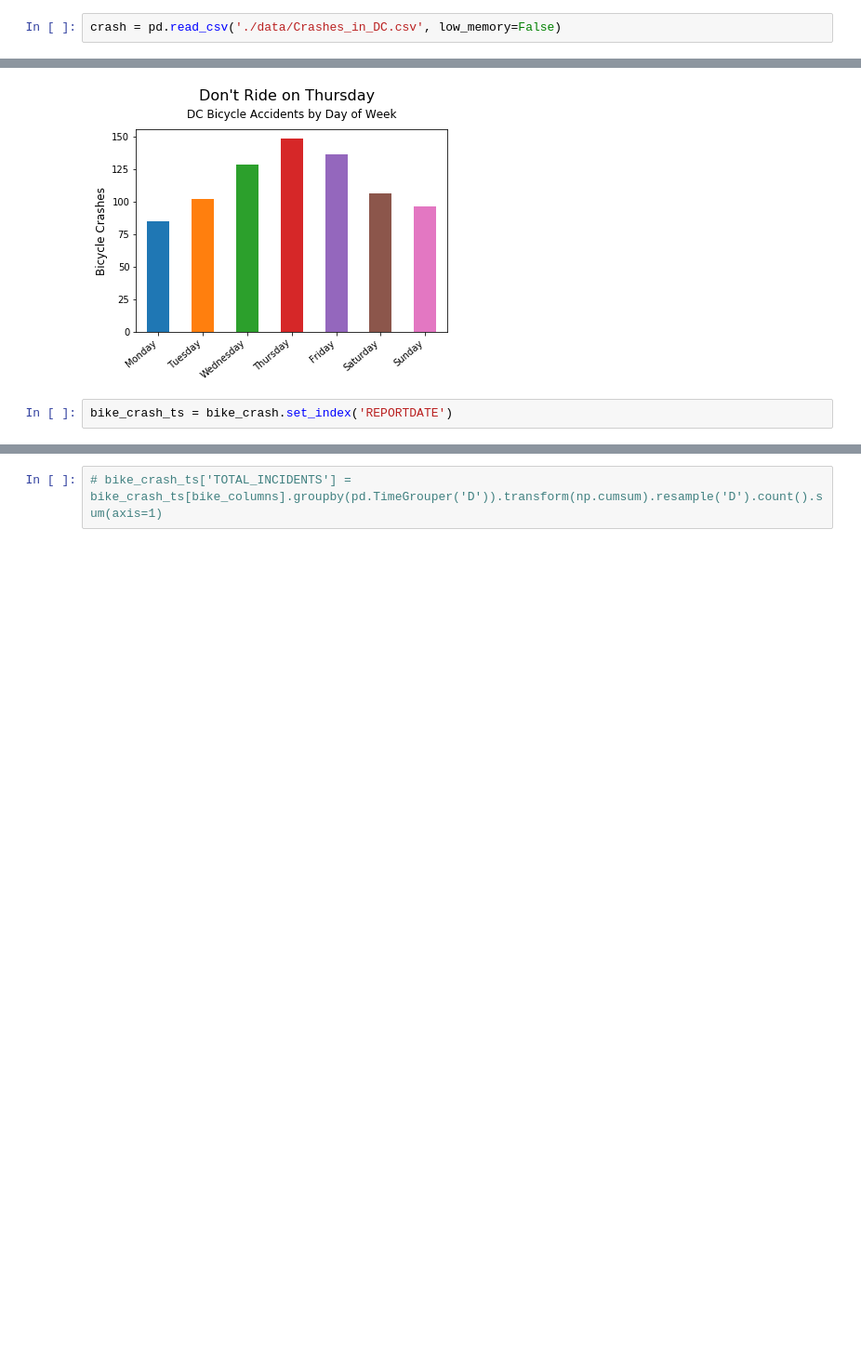
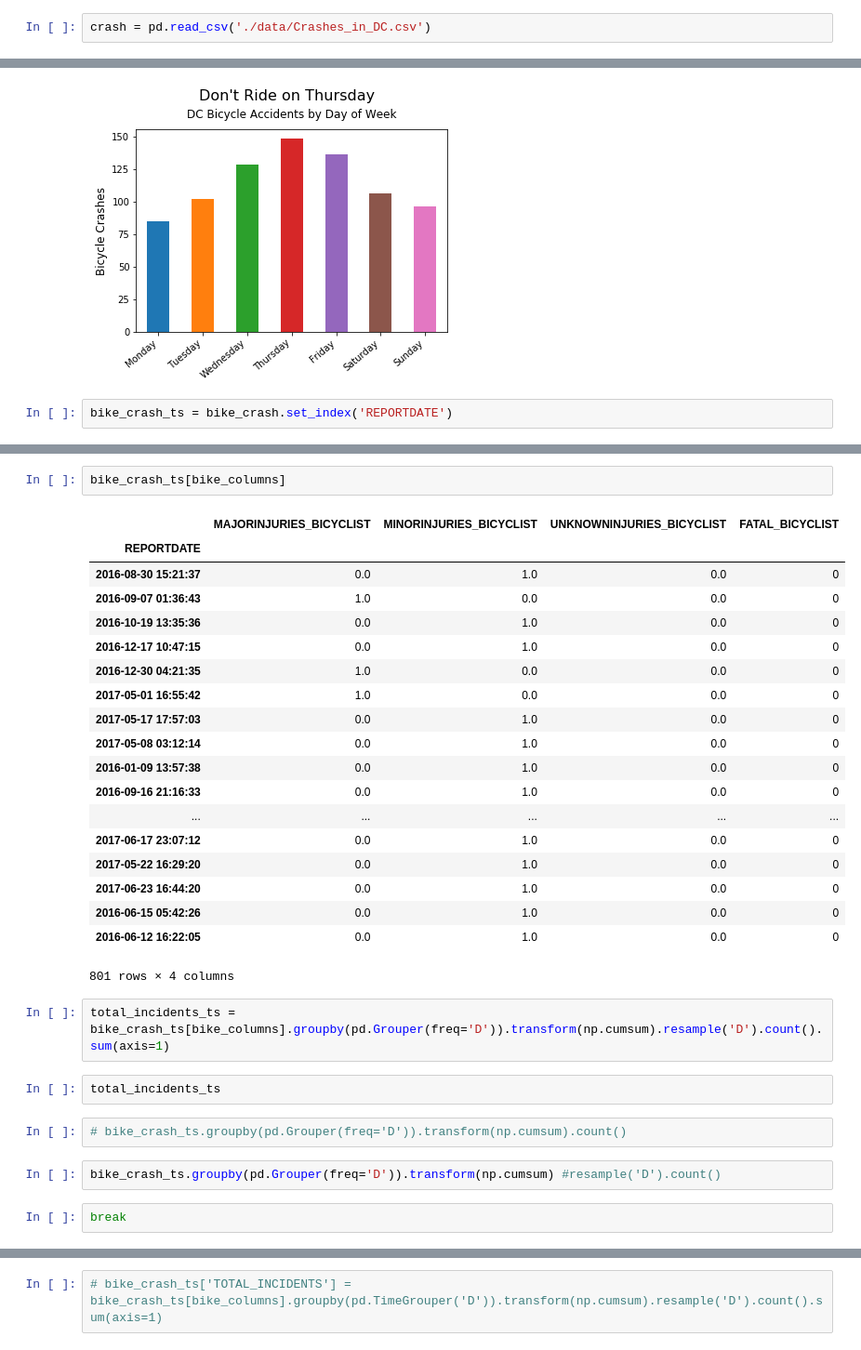
Before and after one commit to josephofiowa/dc-bike-crash-analysis, a Jupyter notebook: bicycle-crash-analysis.ipynb, the cells around one changed output, grey strips where cells are left out. Shown at 93% size. Saved outputs shown, nothing was run; the diff lists cells and outputs as text; blank space fills up the shorter version.

```diff
--- a/bicycle-crash-analysis.ipynb
+++ b/bicycle-crash-analysis.ipynb
@@ -5,7 +5,7 @@ import numpy as np
 import matplotlib.pyplot as plt
 %matplotlib inline
 # %%
-crash = pd.read_csv('./data/Crashes_in_DC.csv', low_memory=False)
+crash = pd.read_csv('./data/Crashes_in_DC.csv')
 # %%
 crash.head()
 # %% [output]
@@ -328 +328,33 @@ bike_crash_ts.head()
 5 rows × 50 columns
+# %%
+bike_crash_ts[bike_columns]
+# %% [output]
+|  | MAJORINJURIES_BICYCLIST | MINORINJURIES_BICYCLIST | UNKNOWNINJURIES_BICYCLIST | FATAL_BICYCLIST |
+| REPORTDATE |  |  |  |  |
+| 2016-08-30 15:21:37 | 0.0 | 1.0 | 0.0 | 0 |
+| 2016-09-07 01:36:43 | 1.0 | 0.0 | 0.0 | 0 |
+| 2016-10-19 13:35:36 | 0.0 | 1.0 | 0.0 | 0 |
+| 2016-12-17 10:47:15 | 0.0 | 1.0 | 0.0 | 0 |
+| 2016-12-30 04:21:35 | 1.0 | 0.0 | 0.0 | 0 |
+| 2017-05-01 16:55:42 | 1.0 | 0.0 | 0.0 | 0 |
+| 2017-05-17 17:57:03 | 0.0 | 1.0 | 0.0 | 0 |
+| 2017-05-08 03:12:14 | 0.0 | 1.0 | 0.0 | 0 |
+| 2016-01-09 13:57:38 | 0.0 | 1.0 | 0.0 | 0 |
+| 2016-09-16 21:16:33 | 0.0 | 1.0 | 0.0 | 0 |
+| ... | ... | ... | ... | ... |
+| 2017-06-17 23:07:12 | 0.0 | 1.0 | 0.0 | 0 |
+| 2017-05-22 16:29:20 | 0.0 | 1.0 | 0.0 | 0 |
+| 2017-06-23 16:44:20 | 0.0 | 1.0 | 0.0 | 0 |
+| 2016-06-15 05:42:26 | 0.0 | 1.0 | 0.0 | 0 |
+| 2016-06-12 16:22:05 | 0.0 | 1.0 | 0.0 | 0 |
+801 rows × 4 columns
+# %%
+total_incidents_ts = bike_crash_ts[bike_columns].groupby(pd.Grouper(freq='D')).transform(np.cumsum).resample('D').count().sum(axis=1)
+# %%
+total_incidents_ts
+# %%
+# bike_crash_ts.groupby(pd.Grouper(freq='D')).transform(np.cumsum).count()
+# %%
+bike_crash_ts.groupby(pd.Grouper(freq='D')).transform(np.cumsum) #resample('D').count()
+# %%
+break
```
Also changed, not shown: parts of 14 cells of this notebook.
